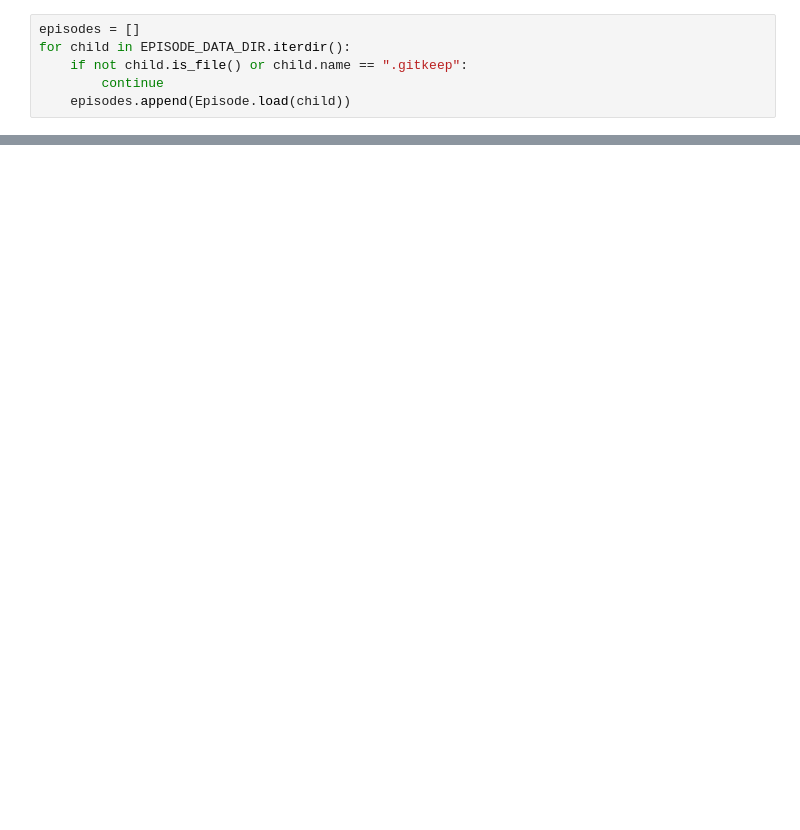
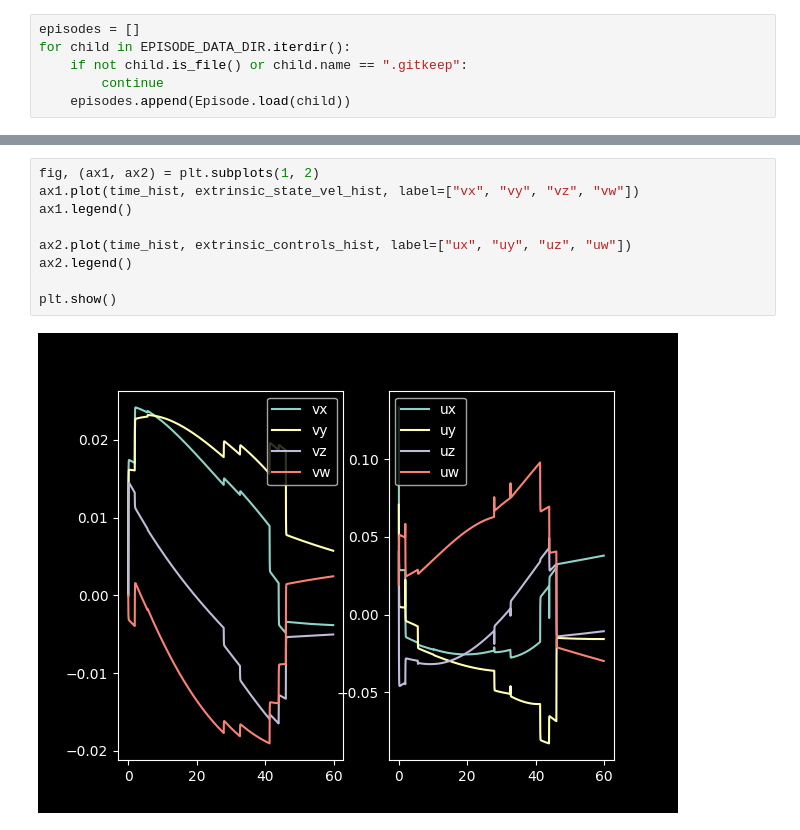
Before and after one commit to planetaryeclipse/ece657d-geo-dyn-learning-tradeoffs, a Jupyter notebook: src/generate_hs_transport_controls.ipynb, the cells around one changed output, grey strips where cells are left out. Saved outputs shown, nothing was run; the diff lists cells and outputs as text; blank space fills up the shorter version.

Commit message:
Get controller working for S2 and tried for S3

```diff
--- a/src/generate_hs_transport_controls.ipynb
+++ b/src/generate_hs_transport_controls.ipynb
@@ -319,0 +315,11 @@ ax2.legend()
+# %%
+fig, (ax1, ax2) = plt.subplots(1, 2)
+ax1.plot(time_hist, extrinsic_state_vel_hist, label=["vx", "vy", "vz", "vw"])
+ax1.legend()
+
+ax2.plot(time_hist, extrinsic_controls_hist, label=["ux", "uy", "uz", "uw"])
+ax2.legend()
+
+plt.show()
+# %% [output]
+[figure, added]
```
Also changed, not shown: parts of 7 cells of this notebook, 6 other files.
